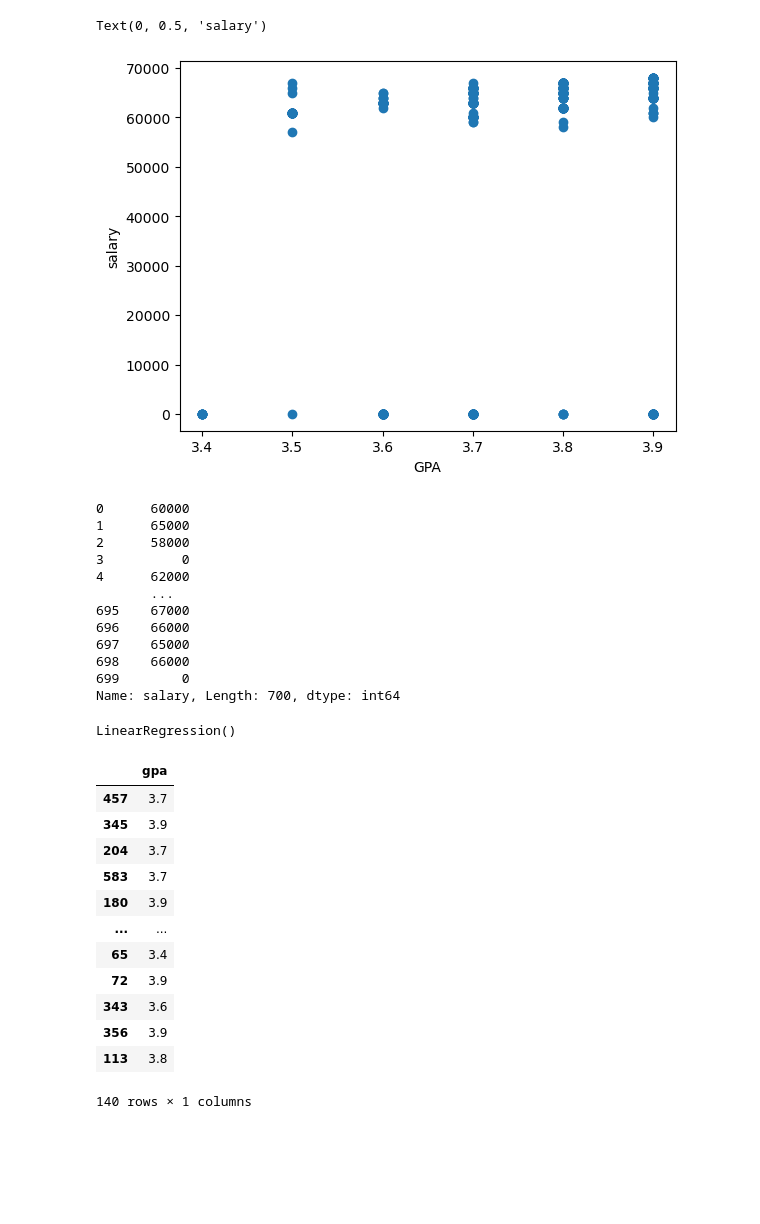
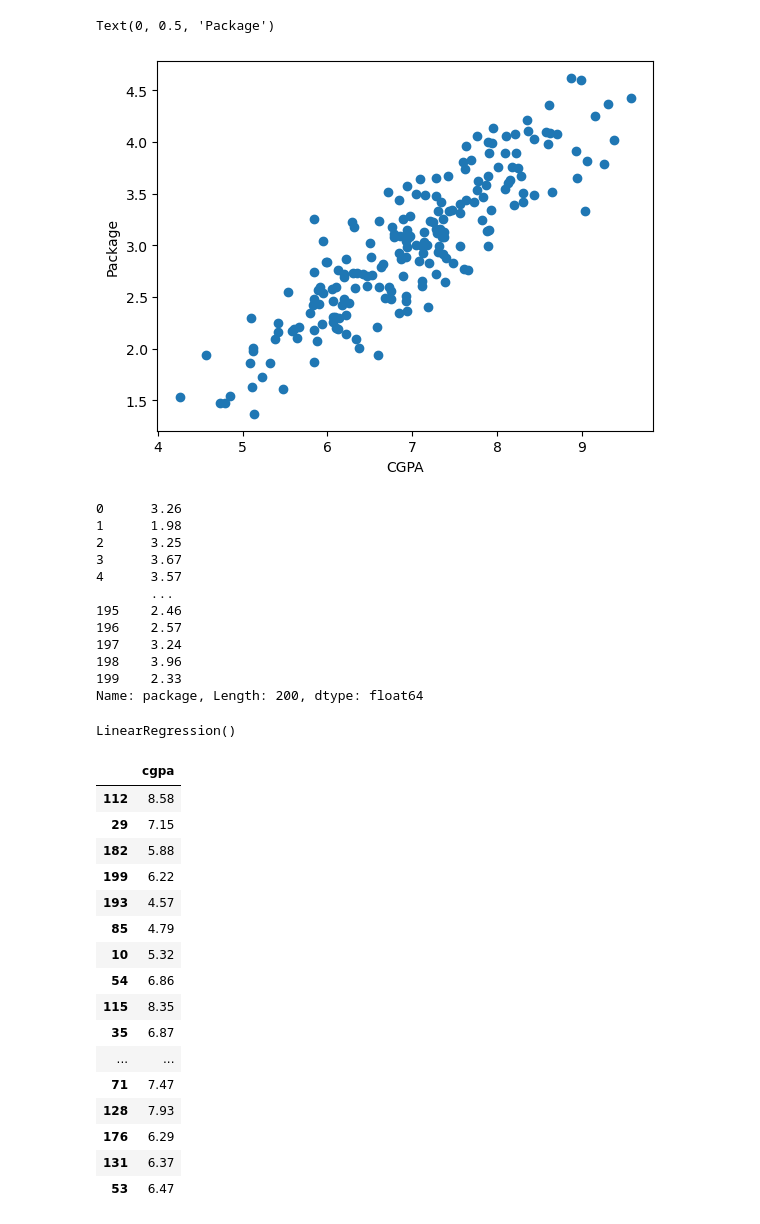
Before and after one commit to rdevang71/100-Days-Of-ML, a Jupyter notebook: D48_Linear_Regression/Simple_lr.ipynb, the cells around one changed output. Drawn from its saved outputs; the diff is of its cells as text; code cells hidden in the pictures; blank space fills up the shorter version.

```diff
--- a/D48_Linear_Regression/Simple_lr.ipynb
+++ b/D48_Linear_Regression/Simple_lr.ipynb
@@ -4,7 +4,7 @@ import pandas as pd
 import numpy as np
 # %%
 
-df = pd.read_csv('job_placement.csv')
+df = pd.read_csv('placement.csv')
 # %%
 
 df.head()
@@ -18,2 +17,0 @@ df.head()
-# %%
-df = df[[ 'gpa','salary']]
@@ -29,10 +18,10 @@ df.head()
 # %%
-plt.scatter(df['gpa'],df['salary'])
-plt.xlabel('GPA')
-plt.ylabel('salary')
+plt.scatter(df['cgpa'],df['package'])
+plt.xlabel('CGPA')
+plt.ylabel('Package')
 # %% [output]
-Text(0, 0.5, 'salary')
+Text(0, 0.5, 'Package')
-[figure, old version]
+[figure, new version]
 # %%
 
 X = df.iloc[:,0:1]
@@ -41,18 +30,18 @@ y = df.iloc[:,-1]
 
 y
 # %% [output]
-0      60000
-1      65000
-2      58000
-3          0
-4      62000
+0      3.26
+1      1.98
+2      3.25
+3      3.67
+4      3.57
        ...
-695    67000
-696    66000
-697    65000
-698    66000
-699        0
-Name: salary, Length: 700, dtype: int64
+195    2.46
+196    2.57
+197    3.24
+198    3.96
+199    2.33
+Name: package, Length: 200, dtype: float64
 # %%
 
 from sklearn.model_selection import train_test_split
@@ -71,19 +60,23 @@ LinearRegression()
 # %%
 X_test
 # %% [output]
-|  | gpa |
-| 457 | 3.7 |
-| 345 | 3.9 |
-| 204 | 3.7 |
-| 583 | 3.7 |
-| 180 | 3.9 |
+|  | cgpa |
+| 112 | 8.58 |
+| 29 | 7.15 |
+| 182 | 5.88 |
+| 199 | 6.22 |
+| 193 | 4.57 |
+| 85 | 4.79 |
+| 10 | 5.32 |
+| 54 | 6.86 |
+| 115 | 8.35 |
+| 35 | 6.87 |
 | ... | ... |
-| 65 | 3.4 |
-| 72 | 3.9 |
-| 343 | 3.6 |
-| 356 | 3.9 |
-| 113 | 3.8 |
+| 71 | 7.47 |
+| 128 | 7.93 |
+| 176 | 6.29 |
+| 131 | 6.37 |
+| 53 | 6.47 |
-140 rows × 1 columns
 # %%
 lr.predict(X_test.iloc[0].values.reshape(1,1))
 # %% [output]
```
Also changed, not shown: parts of 5 cells of this notebook, 1 other file.
